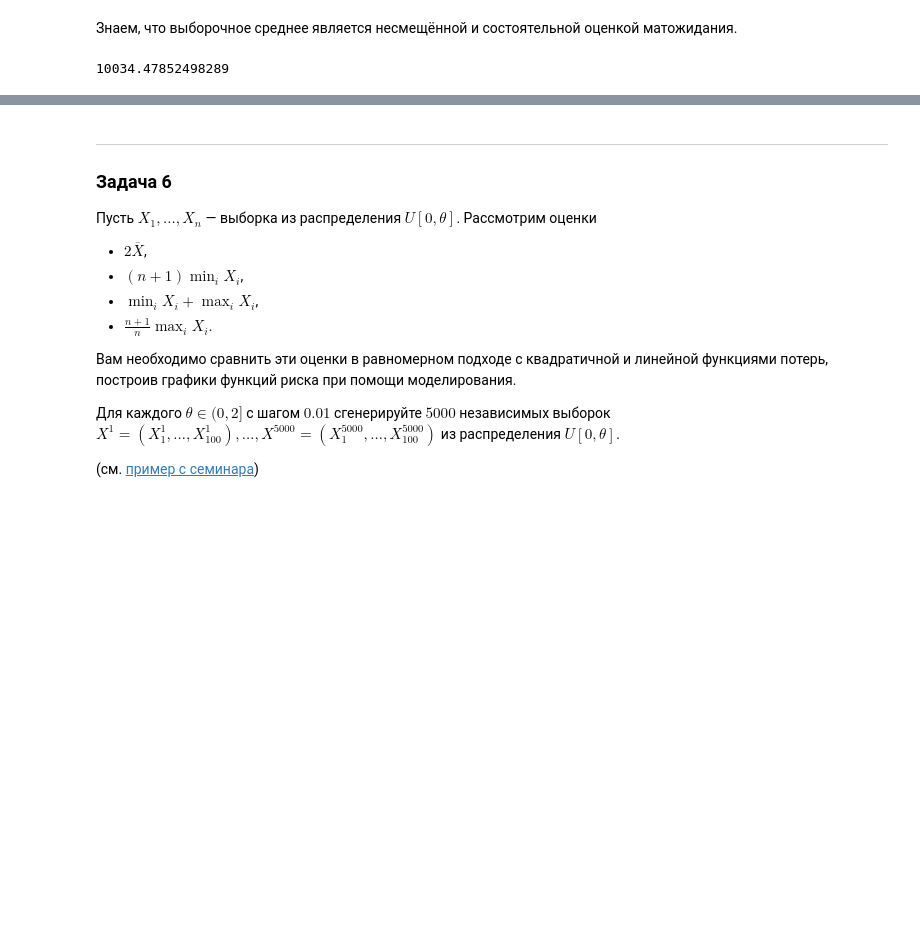
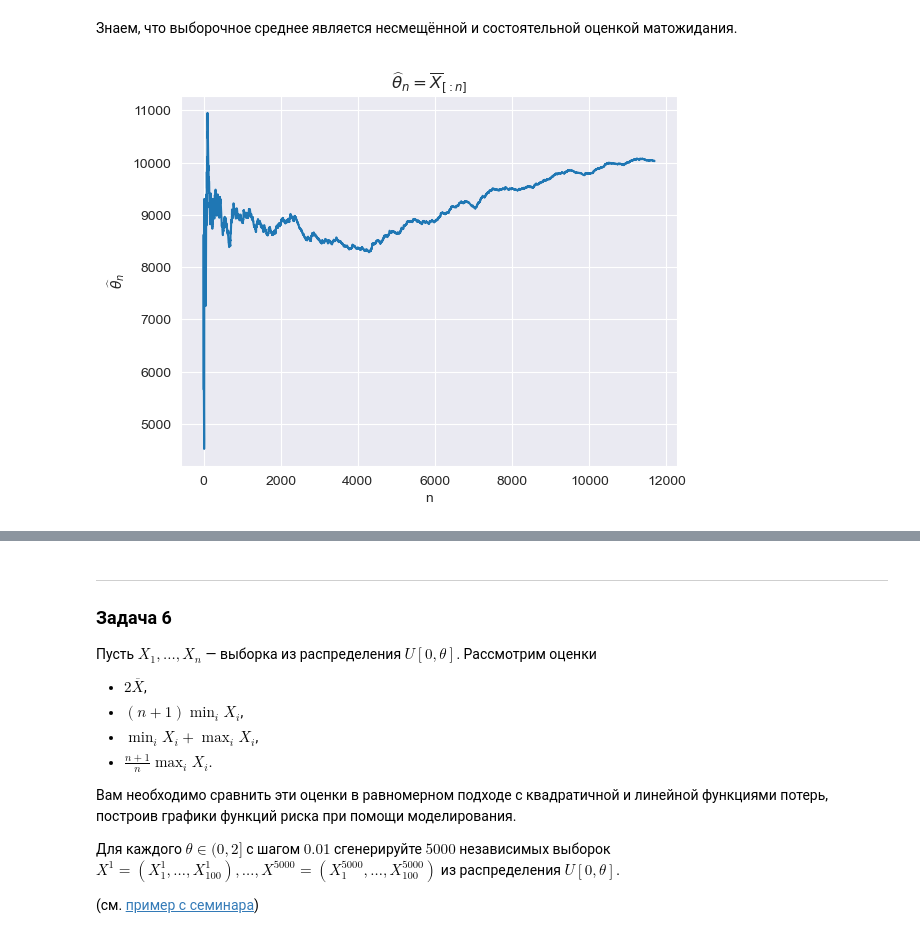
Before and after one commit to voroninip/FBMF_python, a Jupyter notebook: math_stat/hw1-b.ipynb, the cells around one changed output, grey strips where cells are left out. Saved outputs shown, nothing was run; the diff lists cells and outputs as text; code cells hidden in the pictures; blank space fills up the shorter version.

```diff
--- a/math_stat/hw1-b.ipynb
+++ b/math_stat/hw1-b.ipynb
@@ -65,3 +80,5 @@ data = pd.DataFrame(data)
 # %%
-data
+sample = np.array(data)
+N = len(sample)
+N
 # %% [output]
@@ -91,8 +96,10 @@ plt.xlim([0, 40_000]);
 # %% [markdown]
 Знаем, что выборочное среднее является несмещённой и состоятельной оценкой матожидания.
 # %%
-sample = np.array(data)
-np.mean(sample)
+plt.plot(np.arange(1, N+1), np.cumsum(sample) / np.arange(1, N+1))
+plt.xlabel('n')
+plt.ylabel('$\widehat{\\theta}_n$')
+plt.title('$\widehat{\\theta}_n = \overline{X}_{[:n]}$');
 # %% [output]
-10034.47852498289
+[figure, added]
 # %% [markdown]
```
Also changed, not shown: parts of 32 cells of this notebook.
